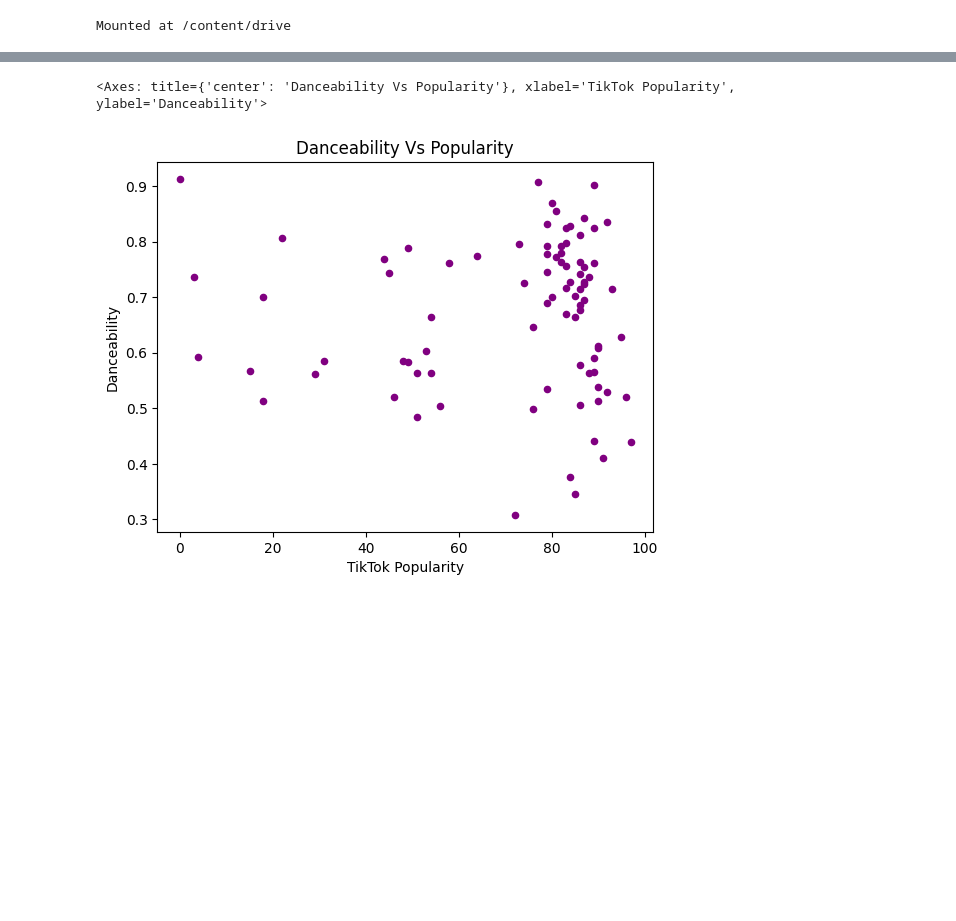
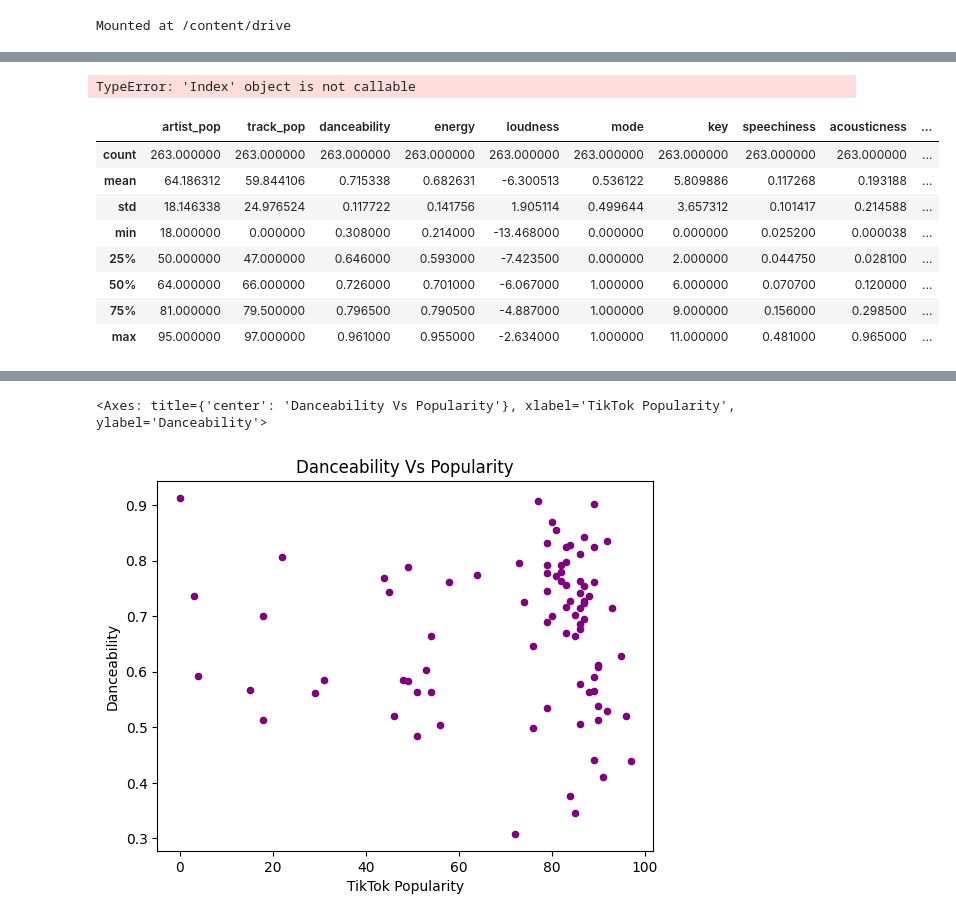
Before and after one commit to agargya123/TiktokSpotifystats, a Jupyter notebook: V6_Spotify_TikTok_virality.ipynb, the cells around one changed output, grey strips where cells are left out. Drawn from its saved outputs; the diff is of its cells as text; code cells hidden in the pictures; blank space fills up the shorter version.

```diff
--- a/V6_Spotify_TikTok_virality.ipynb
+++ b/V6_Spotify_TikTok_virality.ipynb
@@ -38,3 +85,62 @@ df_spotify.head()
+# %%
+from fuzzywuzzy import process
+import pandas as pd
+
+# Assuming spotify_data and tiktok_data are your DataFrames and they're properly loaded
+# Let's say both have columns named 'track_name' for the song titles and 'artist_name' for artist names
+
+# Define a helper function to apply fuzzy matching
+def fuzzy_merge(df_left, df_right, key_left, key_right, threshold=90, limit=1):
+    """
+    Merge two DataFrames using fuzzy matching on specified keys with a score threshold.
+
+    Parameters:
+    - df_left: DataFrame to be merged (left).
+    - df_right: DataFrame to match against (right).
+    - key_left: Key column name in the left DataFrame.
+    - key_right: Key column name in the right DataFrame.
+    - threshold: Score threshold for a match to be considered valid.
+    - limit: Maximum number of matches to return (default is 1).
+
+    Returns:
+    - Merged DataFrame with matches above the specified score threshold.
+    """
+    # Find potential matches for each entry in the left DataFrame
+    s = df_left[key_left].apply(lambda x: process.extract(x, df_right[key_right], limit=limit))
+
+    # Filter out non-matches below the threshold
+    s = s.apply(lambda x: [i for i in x if i[1] >= threshold])
+
+    # If no matches, return None; otherwise, return the best match
+    s = s.apply(lambda x: x[0][0] if x else None)
+
+    # Map the original strings from the right DataFrame based on the matches
+    df_left[key_left] = s.map(df_right.set_index(key_right).index)
+
+    # Merge the DataFrames based on the identified matches
+    merged_df = pd.merge(df_left, df_right, left_on=key_left, right_on=key_right, how='left')
+
+    return merged_df
+
+# Apply the fuzzy_merge function to your DataFrames
+merged_data = fuzzy_merge(df_tiktok, df_spotify, 'track_name', 'track_name', threshold=90)
+
+# Now merged_data should contain your matched records
+# Note: You may need to adjust 'threshold' based on how strict you want the matching to be
+# %% [output]
+TypeError: 'Index' object is not callable
+# %%
+df_tiktok.describe()
+# %% [output]
+|  | artist_pop | track_pop | danceability | energy | loudness | mode | key | speechiness | acousticness | ... |
+| count | 263.000000 | 263.000000 | 263.000000 | 263.000000 | 263.000000 | 263.000000 | 263.000000 | 263.000000 | 263.000000 | ... |
+| mean | 64.186312 | 59.844106 | 0.715338 | 0.682631 | -6.300513 | 0.536122 | 5.809886 | 0.117268 | 0.193188 | ... |
+| std | 18.146338 | 24.976524 | 0.117722 | 0.141756 | 1.905114 | 0.499644 | 3.657312 | 0.101417 | 0.214588 | ... |
+| min | 18.000000 | 0.000000 | 0.308000 | 0.214000 | -13.468000 | 0.000000 | 0.000000 | 0.025200 | 0.000038 | ... |
+| 25% | 50.000000 | 47.000000 | 0.646000 | 0.593000 | -7.423500 | 0.000000 | 2.000000 | 0.044750 | 0.028100 | ... |
+| 50% | 64.000000 | 66.000000 | 0.726000 | 0.701000 | -6.067000 | 1.000000 | 6.000000 | 0.070700 | 0.120000 | ... |
+| 75% | 81.000000 | 79.500000 | 0.796500 | 0.790500 | -4.887000 | 1.000000 | 9.000000 | 0.156000 | 0.298500 | ... |
+| max | 95.000000 | 97.000000 | 0.961000 | 0.955000 | -2.634000 | 1.000000 | 11.000000 | 0.481000 | 0.965000 | ... |
 # %%
 merged_df = pd.merge(df_tiktok, df_spotify, on='track_name')
 # %%
```
Also changed, not shown: parts of 10 cells of this notebook.
